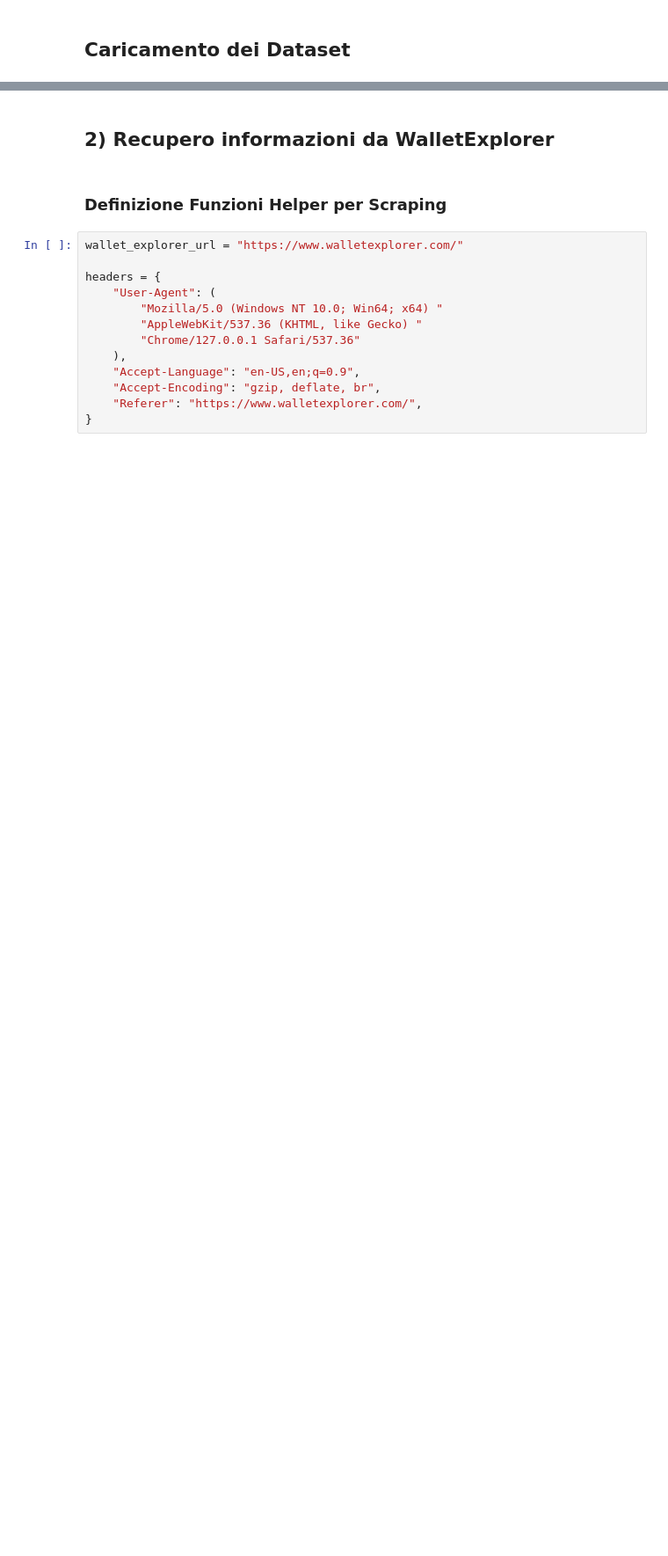
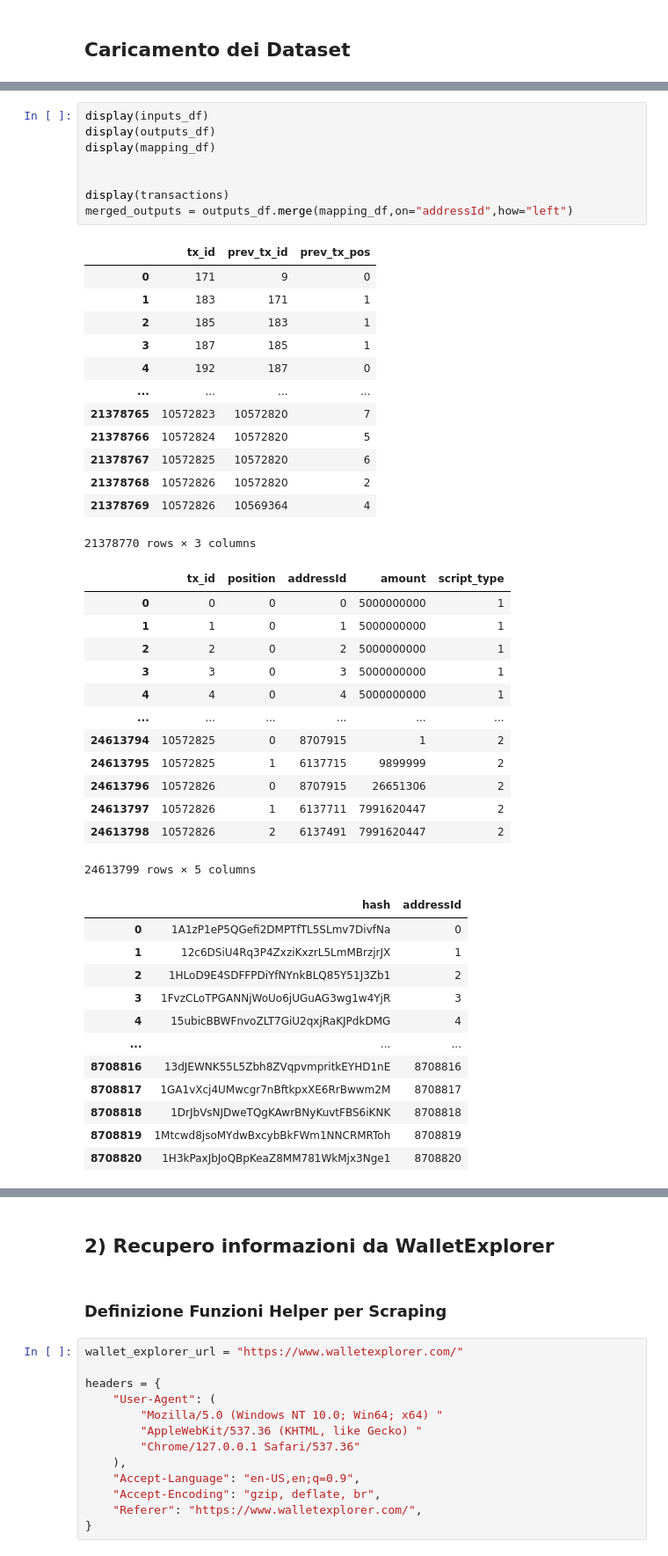
Before and after one commit to TaleWind28/Magician, a Jupyter notebook: Magician.ipynb, the cells around one changed output, grey strips where cells are left out. Shown at 88% size. Drawn from its saved outputs; the diff is of its cells as text; blank space fills up the shorter version.

```diff
--- a/Magician.ipynb
+++ b/Magician.ipynb
@@ -115,0 +127,47 @@ mapping_df   = pd.read_csv(mapping_csv,dtype=dtype_mapping)
+# %%
+display(inputs_df)
+display(outputs_df)
+display(mapping_df)
+
+
+display(transactions)
+merged_outputs = outputs_df.merge(mapping_df,on="addressId",how="left")
+# %% [output]
+|  | tx_id | prev_tx_id | prev_tx_pos |
+| 0 | 171 | 9 | 0 |
+| 1 | 183 | 171 | 1 |
+| 2 | 185 | 183 | 1 |
+| 3 | 187 | 185 | 1 |
+| 4 | 192 | 187 | 0 |
+| ... | ... | ... | ... |
+| 21378765 | 10572823 | 10572820 | 7 |
+| 21378766 | 10572824 | 10572820 | 5 |
+| 21378767 | 10572825 | 10572820 | 6 |
+| 21378768 | 10572826 | 10572820 | 2 |
+| 21378769 | 10572826 | 10569364 | 4 |
+21378770 rows × 3 columns
+|  | tx_id | position | addressId | amount | script_type |
+| 0 | 0 | 0 | 0 | 5000000000 | 1 |
+| 1 | 1 | 0 | 1 | 5000000000 | 1 |
+| 2 | 2 | 0 | 2 | 5000000000 | 1 |
+| 3 | 3 | 0 | 3 | 5000000000 | 1 |
+| 4 | 4 | 0 | 4 | 5000000000 | 1 |
+| ... | ... | ... | ... | ... | ... |
+| 24613794 | 10572825 | 0 | 8707915 | 1 | 2 |
+| 24613795 | 10572825 | 1 | 6137715 | 9899999 | 2 |
+| 24613796 | 10572826 | 0 | 8707915 | 26651306 | 2 |
+| 24613797 | 10572826 | 1 | 6137711 | 7991620447 | 2 |
+| 24613798 | 10572826 | 2 | 6137491 | 7991620447 | 2 |
+24613799 rows × 5 columns
+|  | hash | addressId |
+| 0 | 1A1zP1eP5QGefi2DMPTfTL5SLmv7DivfNa | 0 |
+| 1 | 12c6DSiU4Rq3P4ZxziKxzrL5LmMBrzjrJX | 1 |
+| 2 | 1HLoD9E4SDFFPDiYfNYnkBLQ85Y51J3Zb1 | 2 |
+| 3 | 1FvzCLoTPGANNjWoUo6jUGuAG3wg1w4YjR | 3 |
+| 4 | 15ubicBBWFnvoZLT7GiU2qxjRaKJPdkDMG | 4 |
+| ... | ... | ... |
+| 8708816 | 13dJEWNK55L5Zbh8ZVqpvmpritkEYHD1nE | 8708816 |
+| 8708817 | 1GA1vXcj4UMwcgr7nBftkpxXE6RrBwwm2M | 8708817 |
+| 8708818 | 1DrJbVsNJDweTQgKAwrBNyKuvtFBS6iKNK | 8708818 |
+| 8708819 | 1Mtcwd8jsoMYdwBxcybBkFWm1NNCRMRToh | 8708819 |
+| 8708820 | 1H3kPaxJbJoQBpKeaZ8MM781WkMjx3Nge1 | 8708820 |
```
Also changed, not shown: parts of 11 cells of this notebook, 1 other file.
